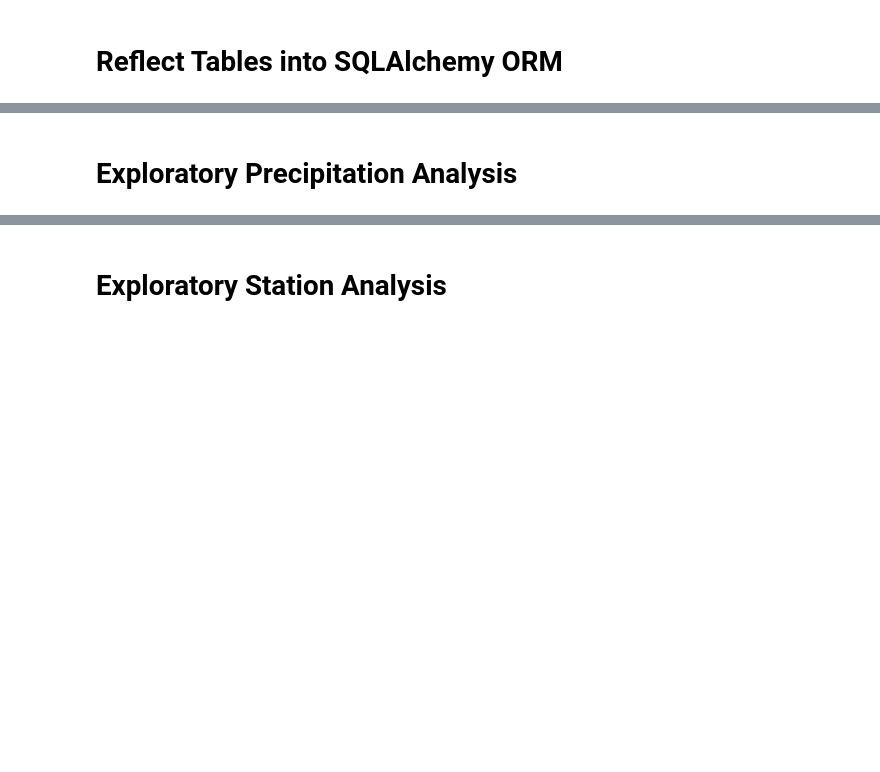
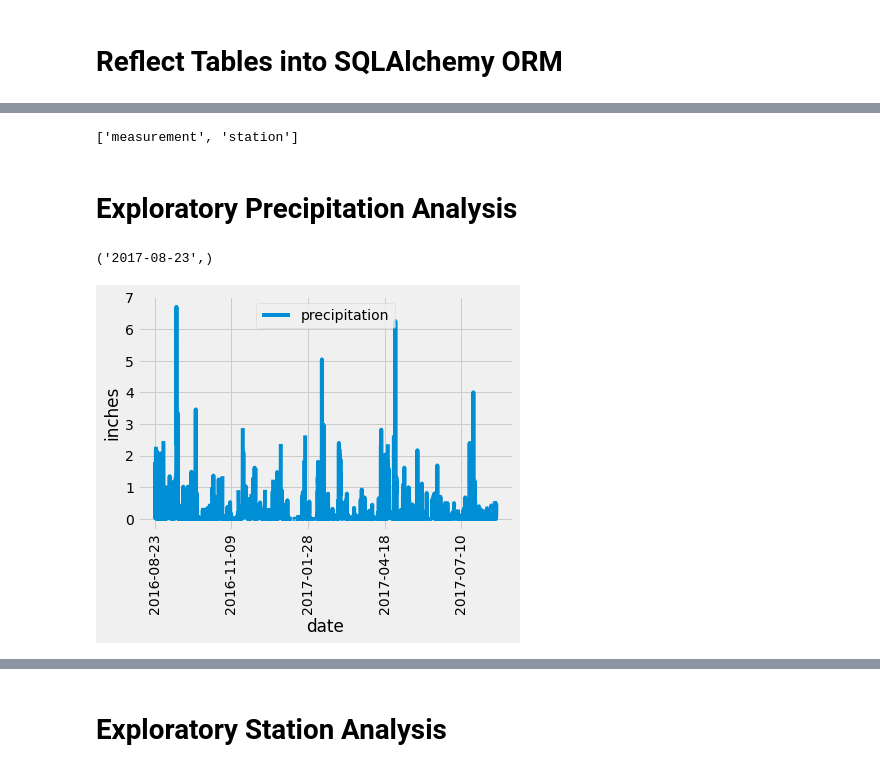
Before and after one commit to jargosin/sqlalchemy-challenge, a Jupyter notebook: sqlalchemy-challenge/Instructions/climate_starter.ipynb, the cells around one changed output, grey strips where cells are left out. Cells and saved outputs as stored; diff of their text form; code cells hidden in the pictures; blank space fills up the shorter version.

```diff
--- a/sqlalchemy-challenge/Instructions/climate_starter.ipynb
+++ b/sqlalchemy-challenge/Instructions/climate_starter.ipynb
@@ -21,33 +40,54 @@ engine = create_engine("sqlite:///Resources/hawaii.sqlite")
 # %%
 # reflect an existing database into a new model
+Base = automap_base()
 
 # reflect the tables
+Base.prepare(autoload_with=engine)
 # %%
 # View all of the classes that automap found
+Base.classes.keys()
+# %% [output]
+['measurement', 'station']
 # %%
 # Save references to each table
+Measurement = Base.classes.measurement
+Station = Base.classes.station
 # %%
 # Create our session (link) from Python to the DB
+session = Session(engine)
 # %% [markdown]
 # Exploratory Precipitation Analysis
 # %%
 # Find the most recent date in the data set.
+session.query(Measurement.date).order_by(Measurement.date.desc()).first()
+# %% [output]
+('2017-08-23',)
 # %%
 # Design a query to retrieve the last 12 months of precipitation data and plot the results.
 # Starting from the most recent data point in the database.
 
 # Calculate the date one year from the last date in data set.
-
+start_date = dt.date(2016, 8, 23)
+end_date = dt.date(2017, 8, 23)
 
 # Perform a query to retrieve the data and precipitation scores
-
+yearly_prcp = session.query(Measurement.date,
+                            Measurement.prcp).filter(Measurement.date >= start_date,
+                                                     Measurement.date <= end_date).all()
 
 # Save the query results as a Pandas DataFrame and set the index to the date column
-
+df = pd.DataFrame(yearly_prcp, columns=['date', 'precipitation'])
+df.set_index('date', inplace=True)
 
 # Sort the dataframe by date
-
+df = df.sort_index()
 
 # Use Pandas Plotting with Matplotlib to plot the data
+df.plot()
+plt.ylabel('inches')
+plt.xticks(rotation=90)
+plt.show()
+# %% [output]
+[figure, added]
 # %%
 # Use Pandas to calcualte the summary statistics for the precipitation data
```
Also changed, not shown: parts of 9 cells of this notebook, 1 other file.
